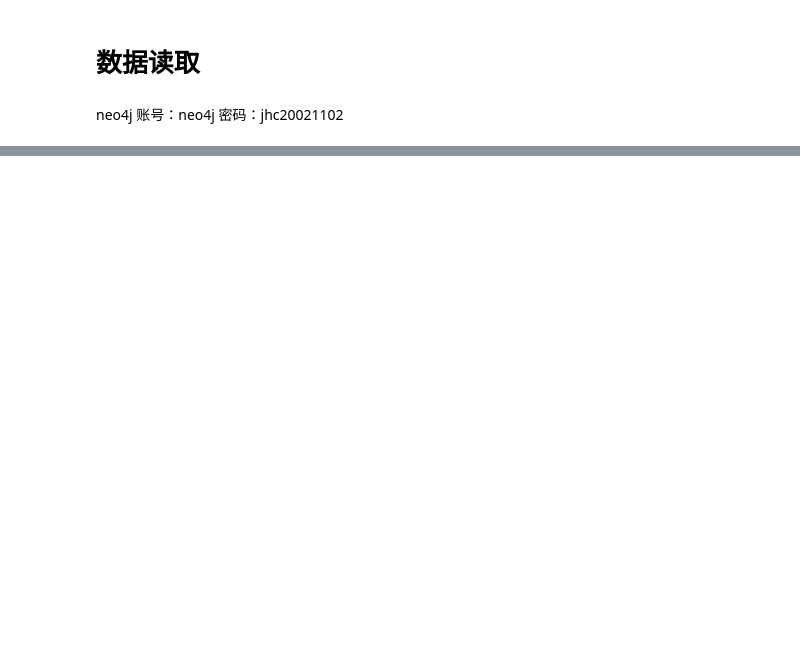
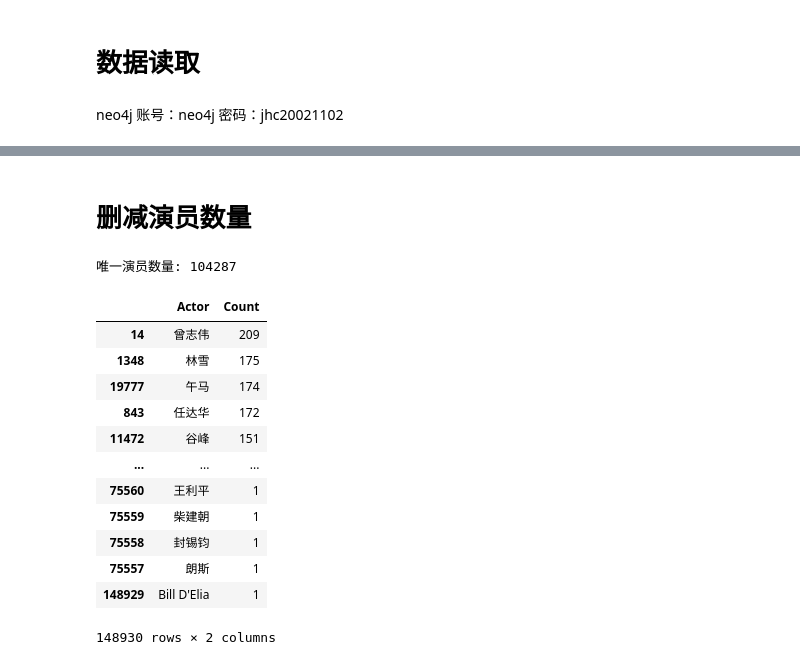
Before and after one commit to Ing-hhhc-k/Research-on-personalized-movie-recommendation-based-on-knowledge-graph, a Jupyter notebook: 第三章 电影知识图谱/moviegraph.ipynb, the cells around one changed output, grey strips where cells are left out. Drawn from its saved outputs; the diff is of its cells as text; code cells hidden in the pictures; blank space fills up the shorter version.

```diff
--- a/第三章 电影知识图谱/moviegraph.ipynb
+++ b/第三章 电影知识图谱/moviegraph.ipynb
@@ -26,0 +63,2 @@ df_movie
+# %% [markdown]
+# 删减演员数量
@@ -26,0 +70,42 @@ df_movie
+# %%
+# 取每一行列表的前十个值
+df_actors['TOP_ACTORS'] = df_actors['ACTORS'].apply(lambda x: x[:10])
+
+# 将获取的前十个值的列表展开为一维列表
+all_actors = [actor for sublist in df_actors['TOP_ACTORS'] for actor in sublist]
+
+# 统计唯一演员的数量
+unique_actors_count = len(set(all_actors))
+
+print("唯一演员数量:", unique_actors_count)
+# %% [output]
+唯一演员数量: 104287
+# %%
+# 将所有演员提取到一个列表中
+all_actors = [actor for sublist in df_actors['ACTORS'] for actor in sublist]
+
+# 统计每个演员出现的次数
+actor_counts = Counter(all_actors)
+
+# 转换为DataFrame以便查看
+actor_counts_df = pd.DataFrame(actor_counts.items(), columns=['Actor', 'Count'])
+
+# 按Count值降序排列
+actor_counts_df = actor_counts_df.sort_values(by='Count', ascending=False)
+
+# 打印结果
+actor_counts_df
+# %% [output]
+|  | Actor | Count |
+| 14 | 曾志伟 | 209 |
+| 1348 | 林雪 | 175 |
+| 19777 | 午马 | 174 |
+| 843 | 任达华 | 172 |
+| 11472 | 谷峰 | 151 |
+| ... | ... | ... |
+| 75560 | 王利平 | 1 |
+| 75559 | 柴建朝 | 1 |
+| 75558 | 封锡钧 | 1 |
+| 75557 | 朗斯 | 1 |
+| 148929 | Bill D'Elia | 1 |
+148930 rows × 2 columns
```
Also changed, not shown: parts of 16 cells of this notebook, 32 other files.
